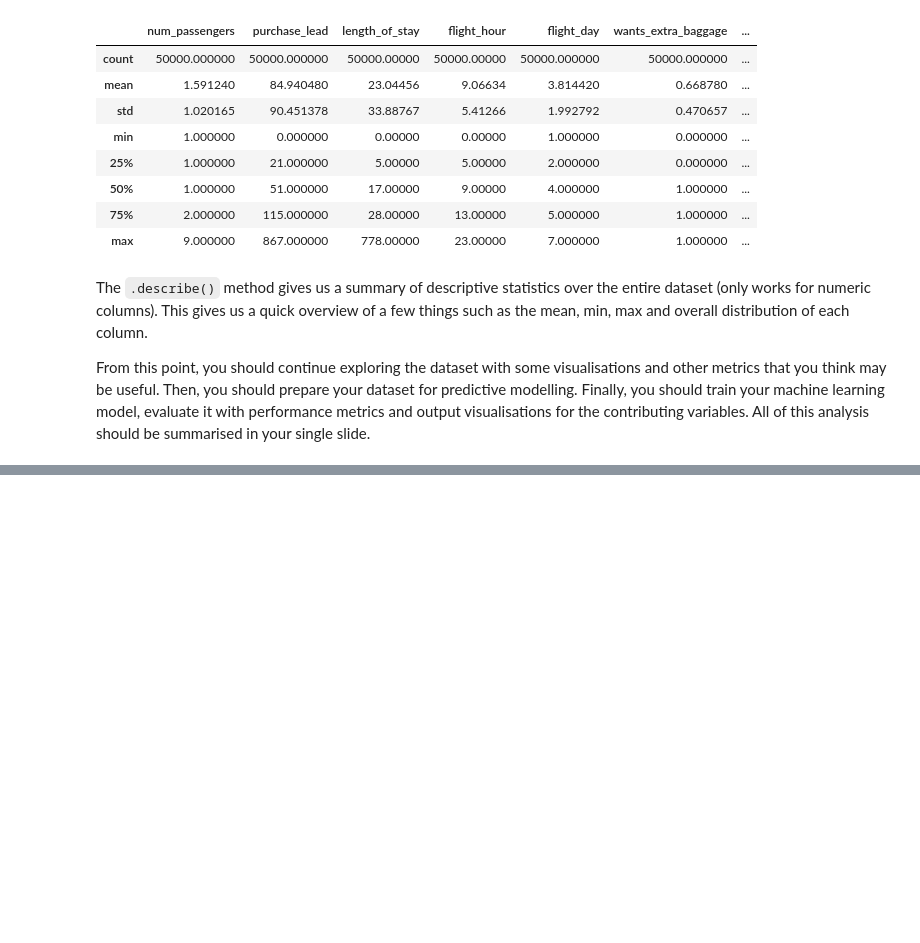
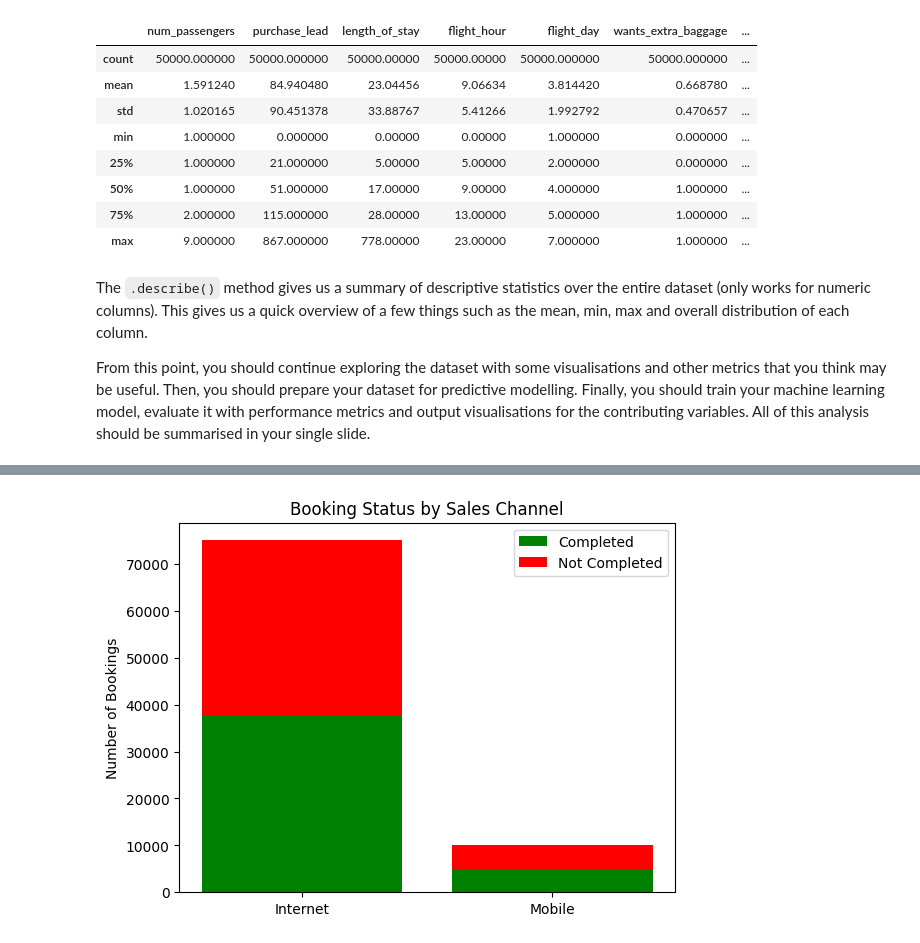
Before and after one commit to nickgeorgemathew/customer-booking-analysis, a Jupyter notebook: customer_booking_analysis.ipynb, the cells around one changed output, grey strips where cells are left out. Cells and saved outputs as stored; diff of their text form; code cells hidden in the pictures; blank space fills up the shorter version.

```diff
--- a/customer_booking_analysis.ipynb
+++ b/customer_booking_analysis.ipynb
@@ -362,0 +133,5 @@ Name: count, dtype: int64
+# %%
+print(" statistical information of the dataset")
+print(df.describe())
+complete=df[df['booking_complete']==0]
+booking_not_complete=df[df['booking_complete']==0]
@@ -362,0 +184,27 @@ Name: count, dtype: int64
+# %%
+import matplotlib.pyplot as plt
+
+
+completed_counts = complete['sales_channel'].value_counts()
+
+
+not_completed_counts = booking_not_complete['sales_channel'].value_counts()
+
+
+labels = ['Internet', 'Mobile']
+completed = [completed_counts.get(label, 0) for label in labels]
+not_completed = [not_completed_counts.get(label, 0) for label in labels]
+
+# Plot stacked bar chart
+x = range(len(labels))
+plt.bar(x, completed, label='Completed', color='green')
+plt.bar(x, not_completed, bottom=completed, label='Not Completed', color='red')
+
+# Labeling
+plt.xticks(x, labels)
+plt.ylabel('Number of Bookings')
+plt.title('Booking Status by Sales Channel')
+plt.legend()
+plt.show()
+# %% [output]
+[figure, added]
```
Also changed, not shown: parts of 43 cells of this notebook, 1 other file.
